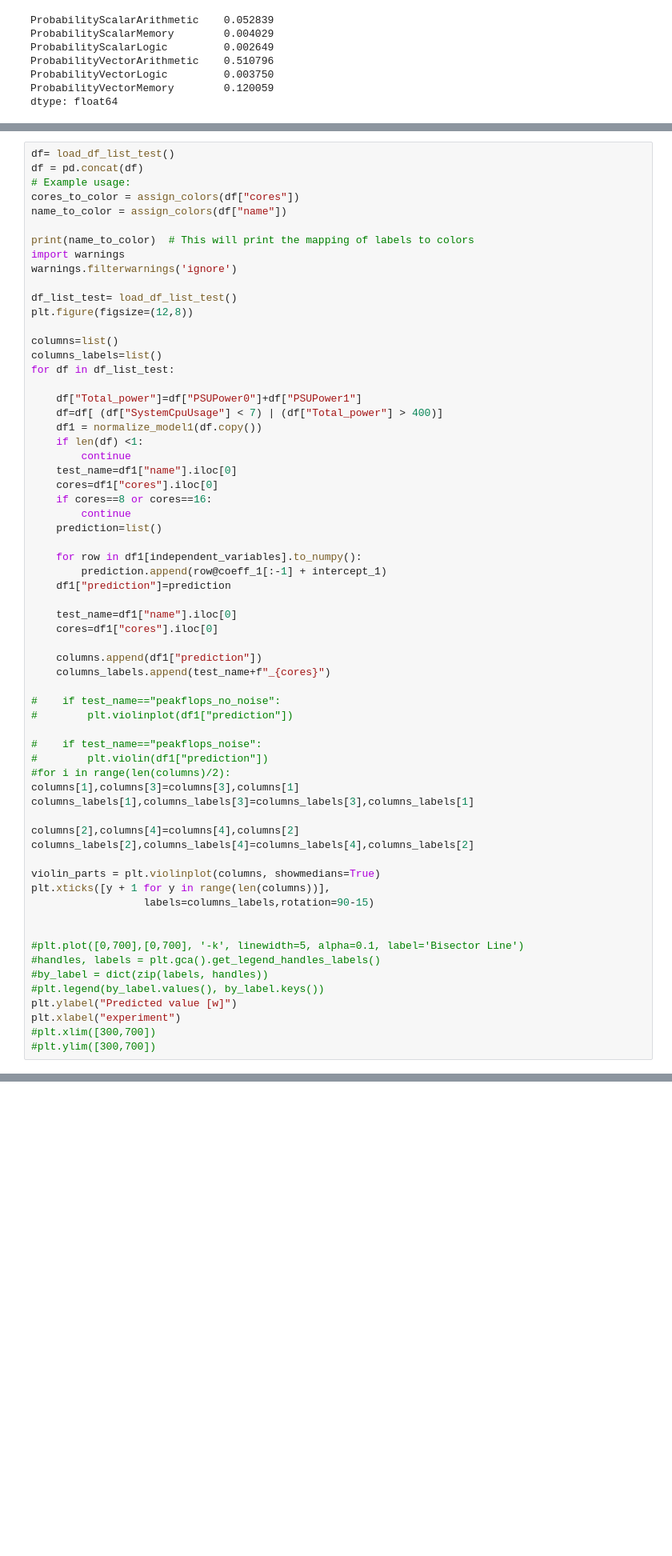
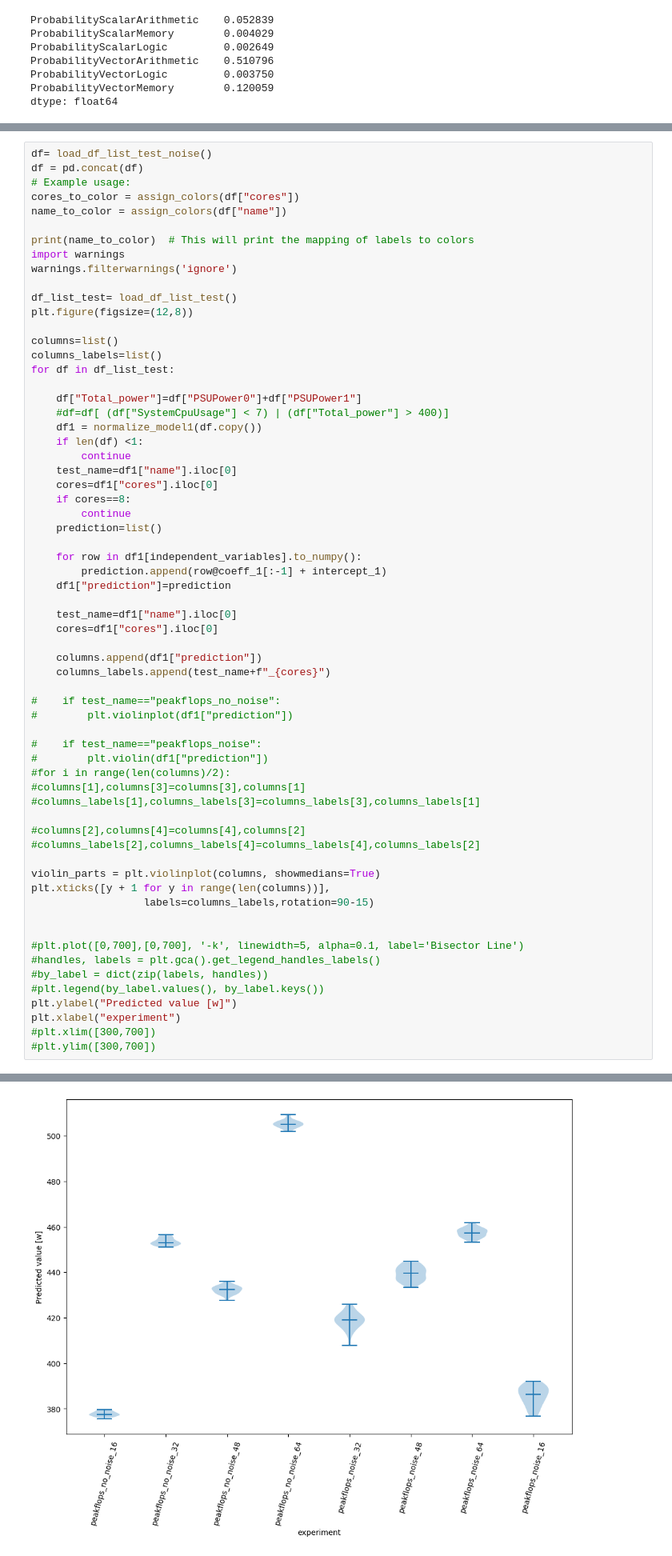
Before and after one commit to NiccoloTosato/PowerBenchmarks, a Jupyter notebook: final_plot.ipynb, the cells around one changed output, grey strips where cells are left out. Shown at 80% size. Drawn from its saved outputs; the diff is of its cells as text; blank space fills up the shorter version.

```diff
--- a/final_plot.ipynb
+++ b/final_plot.ipynb
@@ -589,5 +581,5 @@ plt.ylim([300,700])
 # %%
-df= load_df_list_test()
+df= load_df_list_test_noise()
 df = pd.concat(df)
 # Example usage:
 cores_to_color = assign_colors(df["cores"])
@@ -605,13 +597,13 @@ columns_labels=list()
 for df in df_list_test:
 
     df["Total_power"]=df["PSUPower0"]+df["PSUPower1"]
-    df=df[ (df["SystemCpuUsage"] < 7) | (df["Total_power"] > 400)]
+    #df=df[ (df["SystemCpuUsage"] < 7) | (df["Total_power"] > 400)]
     df1 = normalize_model1(df.copy())
     if len(df) <1:
         continue
     test_name=df1["name"].iloc[0]
     cores=df1["cores"].iloc[0]
-    if cores==8 or cores==16:
+    if cores==8:
         continue
     prediction=list()
 
@@ -631,11 +623,11 @@ for df in df_list_test:
 #    if test_name=="peakflops_noise":
 #        plt.violin(df1["prediction"])
 #for i in range(len(columns)/2):
-columns[1],columns[3]=columns[3],columns[1]
-columns_labels[1],columns_labels[3]=columns_labels[3],columns_labels[1]
+#columns[1],columns[3]=columns[3],columns[1]
+#columns_labels[1],columns_labels[3]=columns_labels[3],columns_labels[1]
 
-columns[2],columns[4]=columns[4],columns[2]
-columns_labels[2],columns_labels[4]=columns_labels[4],columns_labels[2]
+#columns[2],columns[4]=columns[4],columns[2]
+#columns_labels[2],columns_labels[4]=columns_labels[4],columns_labels[2]
 
 violin_parts = plt.violinplot(columns, showmedians=True)
 plt.xticks([y + 1 for y in range(len(columns))],
@@ -650,3 +642,4 @@ plt.ylabel("Predicted value [w]")
 plt.xlabel("experiment")
 #plt.xlim([300,700])
 #plt.ylim([300,700])
+# %% [output]
@@ -653,3 +648,4 @@ plt.xlabel("experiment")
+[figure, added]
 # %%
 def load_df_noise():
     directory_list=["results_1500/results_noise"]
```
Also changed, not shown: parts of 14 cells of this notebook, 7 other files.
